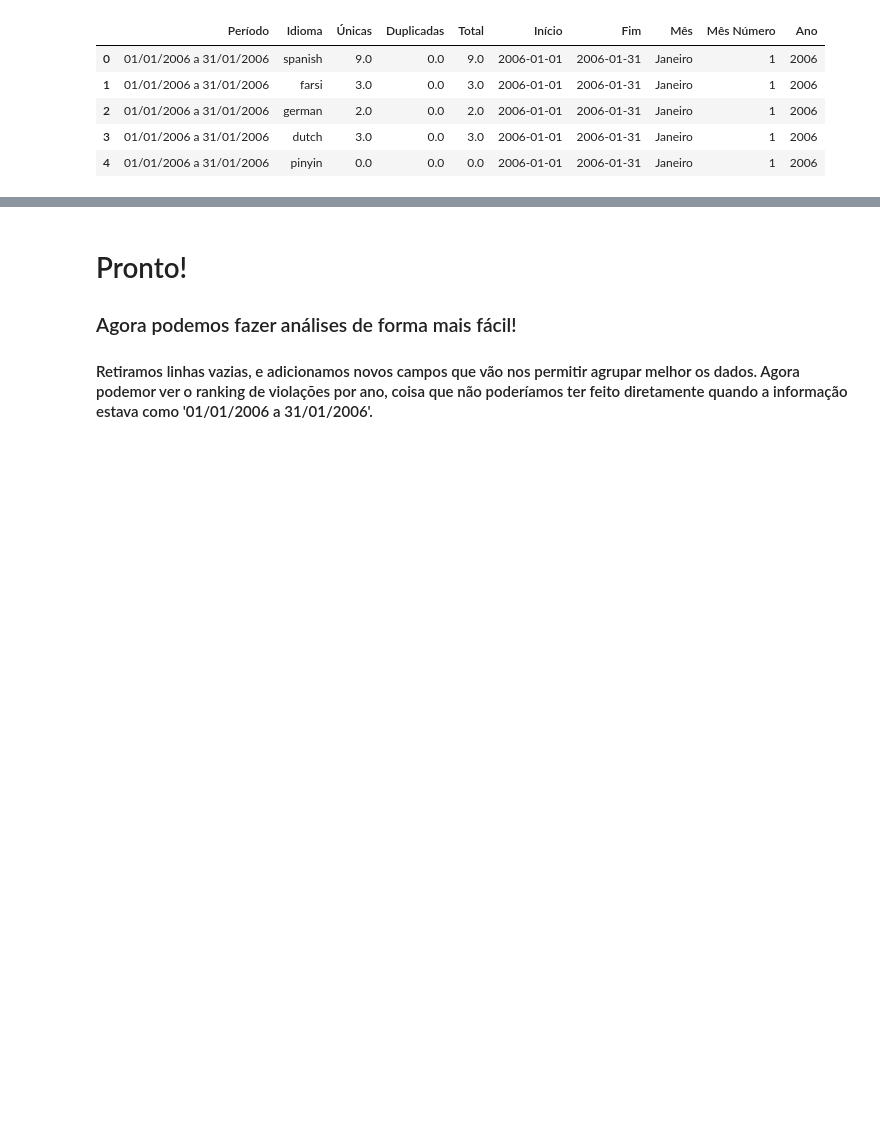
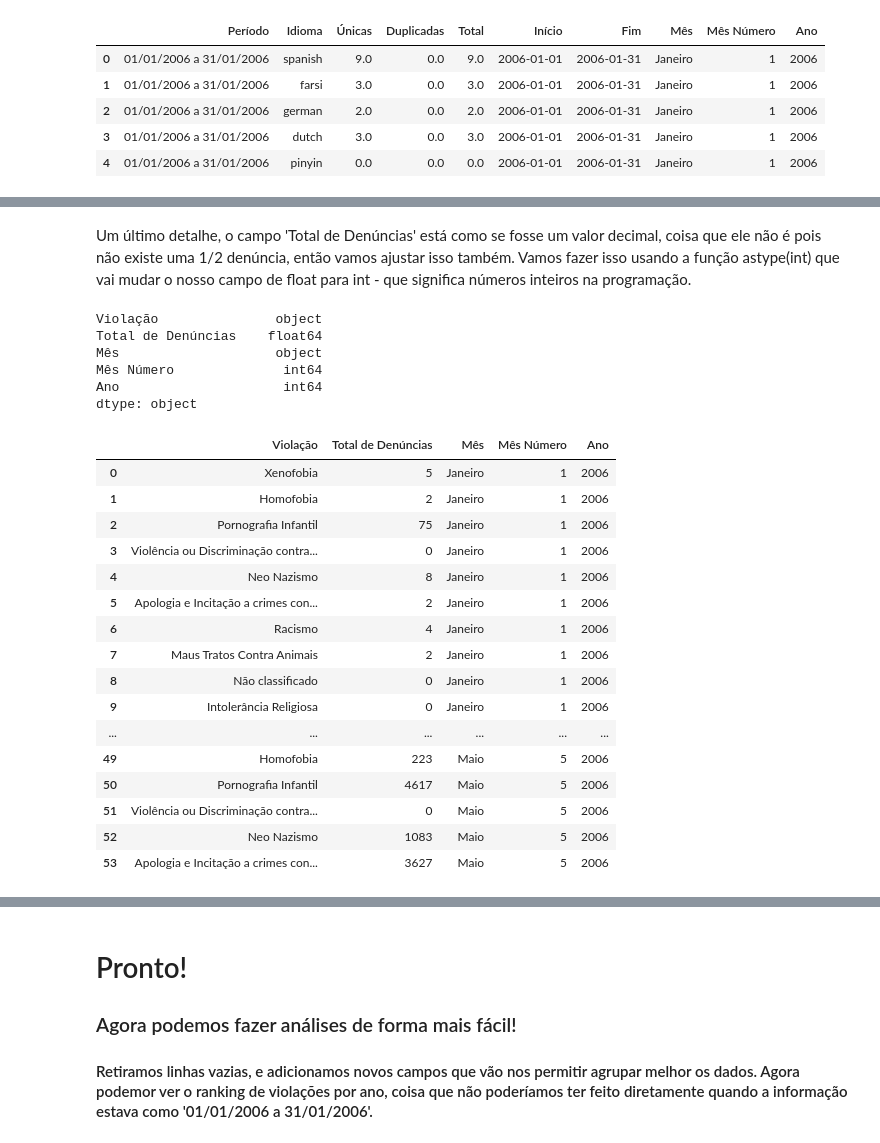
Before and after one commit to DeixeViver/eko-dados, a Jupyter notebook: Notebooks/tratamento_indicadores_cnd.ipynb, the cells around one changed output, grey strips where cells are left out. Drawn from its saved outputs; the diff is of its cells as text; code cells hidden in the pictures; blank space fills up the shorter version.

```diff
--- a/Notebooks/tratamento_indicadores_cnd.ipynb
+++ b/Notebooks/tratamento_indicadores_cnd.ipynb
@@ -418,0 +487,34 @@ cnd_idioma.head()
+# %% [markdown]
+Um último detalhe, o campo 'Total de Denúncias' está como se fosse um valor decimal,
+coisa que ele não é pois não existe uma 1/2 denúncia, então vamos ajustar isso também.
+Vamos fazer isso usando a função astype(int) que vai mudar o nosso campo de float para int - que significa números inteiros na programação.
+# %%
+cnd_violacao.dtypes
+# %% [output]
+Violação               object
+Total de Denúncias    float64
+Mês                    object
+Mês Número              int64
+Ano                     int64
+dtype: object
+# %%
+cnd_violacao['Total de Denúncias'] = cnd_violacao['Total de Denúncias'].astype(int)
+cnd_violacao.head(50)
+# %% [output]
+|  | Violação | Total de Denúncias | Mês | Mês Número | Ano |
+| 0 | Xenofobia | 5 | Janeiro | 1 | 2006 |
+| 1 | Homofobia | 2 | Janeiro | 1 | 2006 |
+| 2 | Pornografia Infantil | 75 | Janeiro | 1 | 2006 |
+| 3 | Violência ou Discriminação contra... | 0 | Janeiro | 1 | 2006 |
+| 4 | Neo Nazismo | 8 | Janeiro | 1 | 2006 |
+| 5 | Apologia e Incitação a crimes con... | 2 | Janeiro | 1 | 2006 |
+| 6 | Racismo | 4 | Janeiro | 1 | 2006 |
+| 7 | Maus Tratos Contra Animais | 2 | Janeiro | 1 | 2006 |
+| 8 | Não classificado | 0 | Janeiro | 1 | 2006 |
+| 9 | Intolerância Religiosa | 0 | Janeiro | 1 | 2006 |
+| ... | ... | ... | ... | ... | ... |
+| 49 | Homofobia | 223 | Maio | 5 | 2006 |
+| 50 | Pornografia Infantil | 4617 | Maio | 5 | 2006 |
+| 51 | Violência ou Discriminação contra... | 0 | Maio | 5 | 2006 |
+| 52 | Neo Nazismo | 1083 | Maio | 5 | 2006 |
+| 53 | Apologia e Incitação a crimes con... | 3627 | Maio | 5 | 2006 |
```
Also changed, not shown: parts of 15 cells of this notebook.
